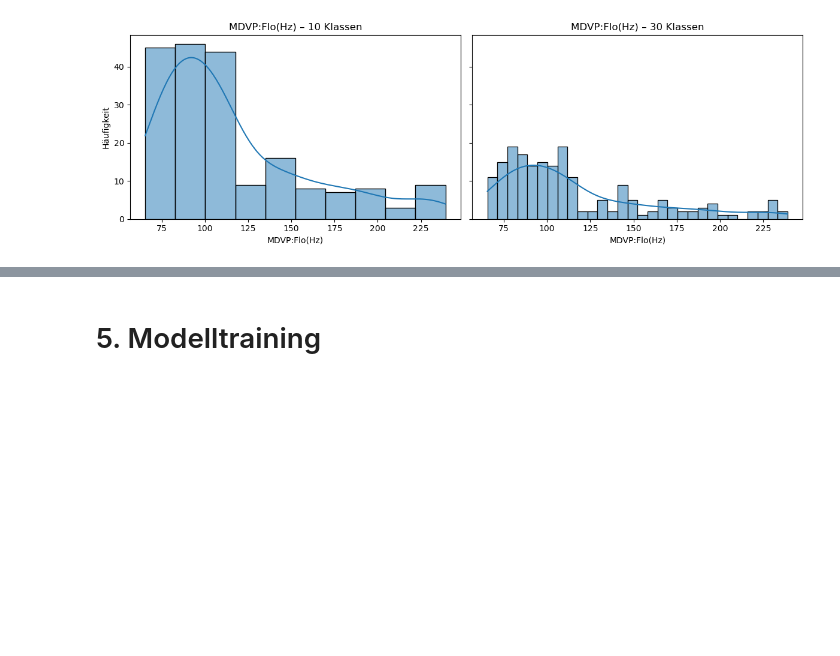
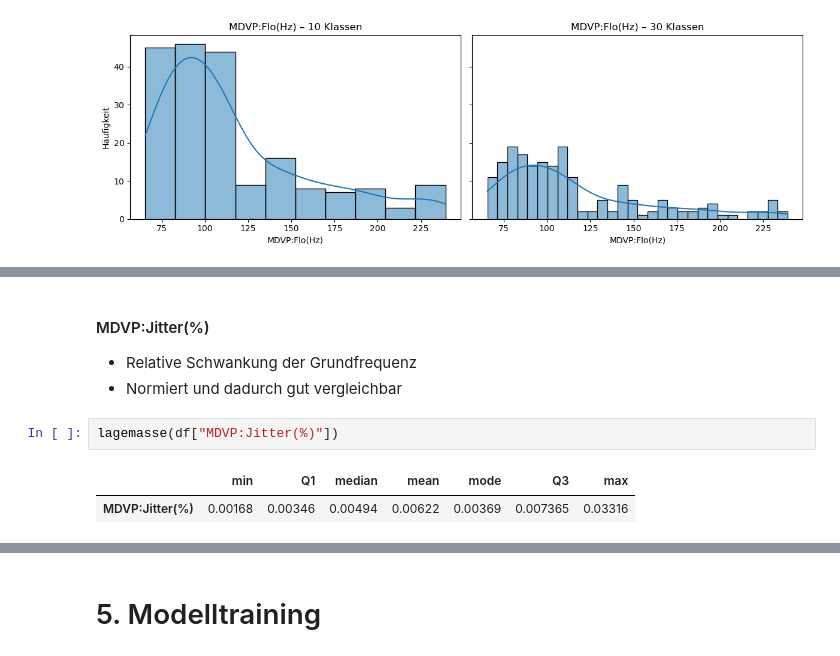
Before and after one commit to annikavanrooijen/Parkinson-Detection, a Jupyter notebook: Semesterprojekt.ipynb, the cells around one changed output, grey strips where cells are left out. Drawn from its saved outputs; the diff is of its cells as text; blank space fills up the shorter version.

```diff
--- a/Semesterprojekt.ipynb
+++ b/Semesterprojekt.ipynb
@@ -415,0 +451,9 @@ plot_histogram_comparison(df, 'MDVP:Flo(Hz)', 10, 30)
+# %% [markdown]
+#### MDVP:Jitter(%)
+- Relative Schwankung der Grundfrequenz
+- Normiert und dadurch gut vergleichbar
+# %%
+lagemasse(df["MDVP:Jitter(%)"])
+# %% [output]
+|  | min | Q1 | median | mean | mode | Q3 | max |
+| MDVP:Jitter(%) | 0.00168 | 0.00346 | 0.00494 | 0.00622 | 0.00369 | 0.007365 | 0.03316 |
```
Also changed, not shown: parts of 26 cells of this notebook.
